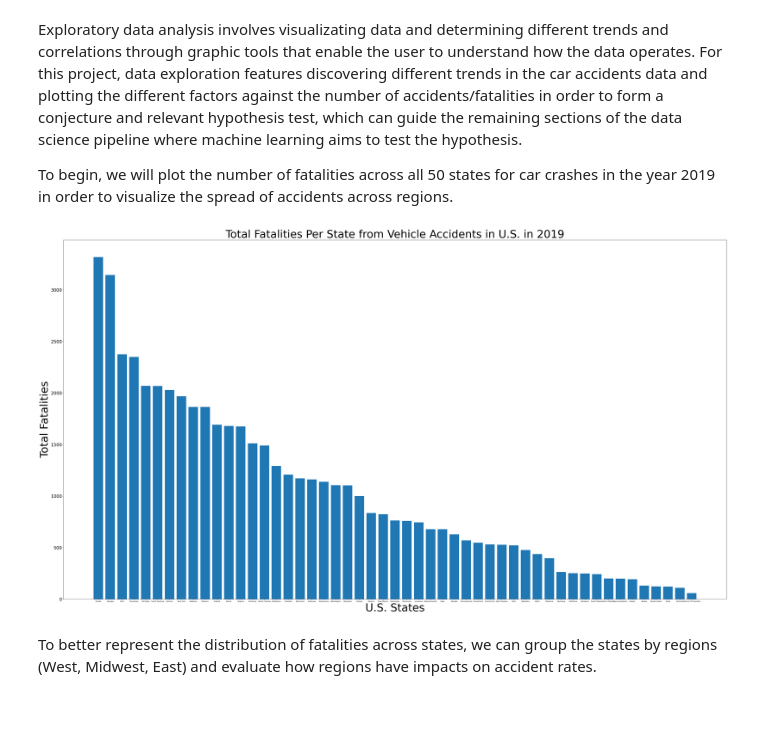
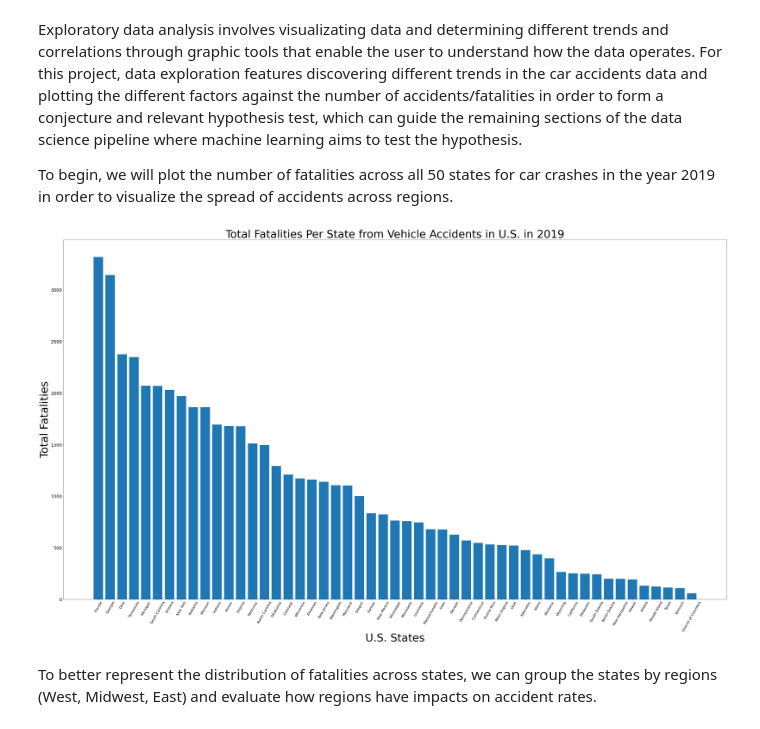
Before and after one commit to mnapa1234/mnapa1234.github.io, a Jupyter notebook: final.ipynb, the cells around one changed output. Cells and saved outputs as stored; diff of their text form; code cells hidden in the pictures.

```diff
--- a/final.ipynb
+++ b/final.ipynb
@@ -264,14 +241,14 @@ To begin, we will plot the number of fatalities across all 50 states for car cra
 # %%
 plt.figure(figsize=(55,30))
 plt.bar(combined_df["statename"], combined_df["fatalities"], width=0.8)
-plt.xticks(fontsize=8)
+plt.xticks(fontsize=16, rotation=60)
 plt.xlabel("U.S. States", fontsize=50)
 plt.yticks(fontsize=20)
 plt.ylabel("Total Fatalities", fontsize=50)
 plt.title("Total Fatalities Per State from Vehicle Accidents in U.S. in 2019", fontsize=50)
 plt.show()
 # %% [output]
-[figure, old version]
+[figure, new version]
 # %% [markdown]
 To better represent the distribution of fatalities across states, we can group the states by regions (West, Midwest, East) and evaluate how regions have impacts on accident rates.
 # %%
```
Also changed, not shown: parts of 23 cells of this notebook, 1 other file.
